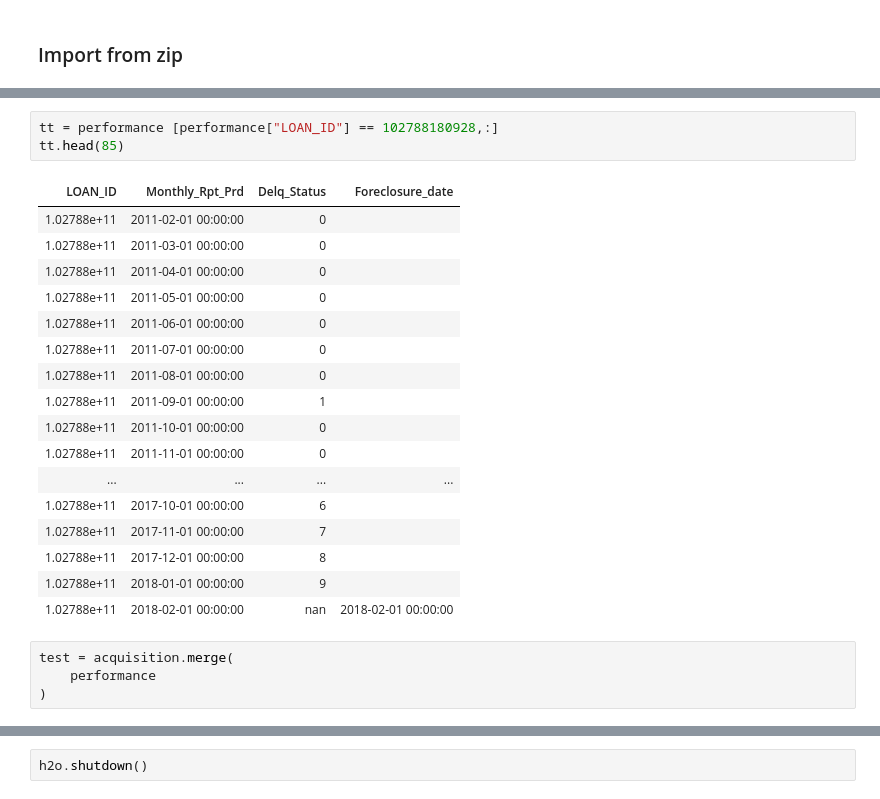
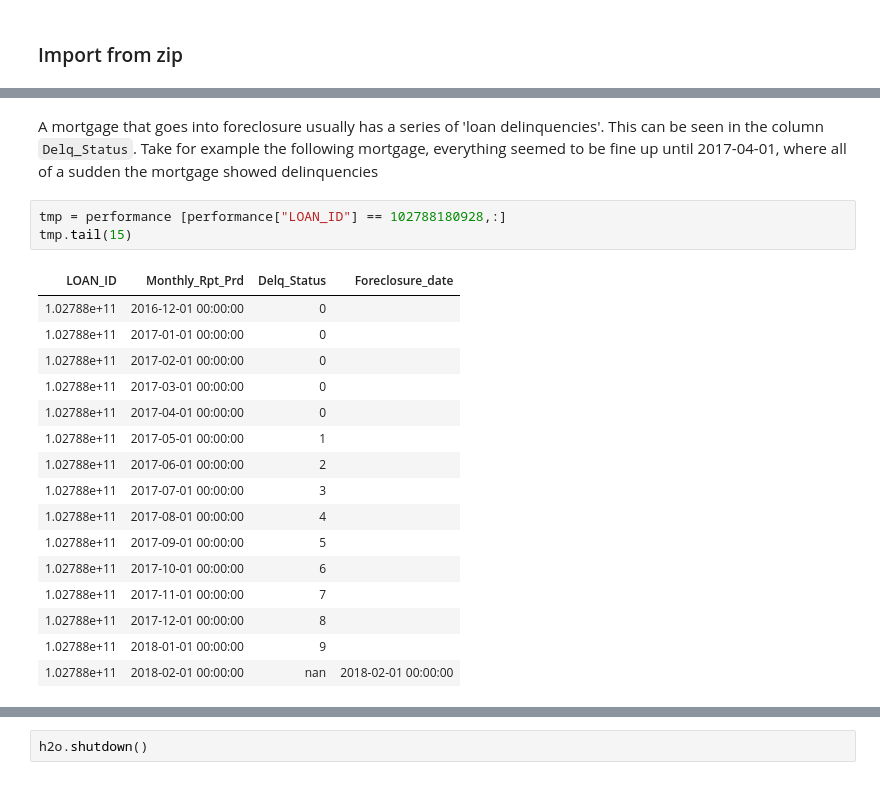
Before and after one commit to longhowlam/fanniemae_family_loans, a Jupyter notebook: h2o_modeling.ipynb, the cells around one changed output, grey strips where cells are left out. Cells and saved outputs as stored; diff of their text form.

```diff
--- a/h2o_modeling.ipynb
+++ b/h2o_modeling.ipynb
@@ -186,25 +178,22 @@ foreclosures
+# %% [markdown]
+A mortgage that goes into foreclosure usually has a series of 'loan delinquencies'. This can be seen in the column `Delq_Status`. Take for example the following mortgage, everything seemed to be fine up until 2017-04-01, where all of a sudden the mortgage showed delinquencies
 # %%
-tt = performance [performance["LOAN_ID"] == 102788180928,:]
-tt.head(85)
+tmp = performance [performance["LOAN_ID"] == 102788180928,:]
+tmp.tail(15)
 # %% [output]
 | LOAN_ID | Monthly_Rpt_Prd | Delq_Status | Foreclosure_date |
-| 1.02788e+11 | 2011-02-01 00:00:00 | 0 |  |
-| 1.02788e+11 | 2011-03-01 00:00:00 | 0 |  |
-| 1.02788e+11 | 2011-04-01 00:00:00 | 0 |  |
-| 1.02788e+11 | 2011-05-01 00:00:00 | 0 |  |
-| 1.02788e+11 | 2011-06-01 00:00:00 | 0 |  |
-| 1.02788e+11 | 2011-07-01 00:00:00 | 0 |  |
-| 1.02788e+11 | 2011-08-01 00:00:00 | 0 |  |
-| 1.02788e+11 | 2011-09-01 00:00:00 | 1 |  |
-| 1.02788e+11 | 2011-10-01 00:00:00 | 0 |  |
-| 1.02788e+11 | 2011-11-01 00:00:00 | 0 |  |
-| ... | ... | ... | ... |
+| 1.02788e+11 | 2016-12-01 00:00:00 | 0 |  |
+| 1.02788e+11 | 2017-01-01 00:00:00 | 0 |  |
+| 1.02788e+11 | 2017-02-01 00:00:00 | 0 |  |
+| 1.02788e+11 | 2017-03-01 00:00:00 | 0 |  |
+| 1.02788e+11 | 2017-04-01 00:00:00 | 0 |  |
+| 1.02788e+11 | 2017-05-01 00:00:00 | 1 |  |
+| 1.02788e+11 | 2017-06-01 00:00:00 | 2 |  |
+| 1.02788e+11 | 2017-07-01 00:00:00 | 3 |  |
+| 1.02788e+11 | 2017-08-01 00:00:00 | 4 |  |
+| 1.02788e+11 | 2017-09-01 00:00:00 | 5 |  |
 | 1.02788e+11 | 2017-10-01 00:00:00 | 6 |  |
 | 1.02788e+11 | 2017-11-01 00:00:00 | 7 |  |
 | 1.02788e+11 | 2017-12-01 00:00:00 | 8 |  |
 | 1.02788e+11 | 2018-01-01 00:00:00 | 9 |  |
 | 1.02788e+11 | 2018-02-01 00:00:00 | nan | 2018-02-01 00:00:00 |
-# %%
-test = acquisition.merge(
-    performance
-)
```
Also changed, not shown: parts of 14 cells of this notebook.
